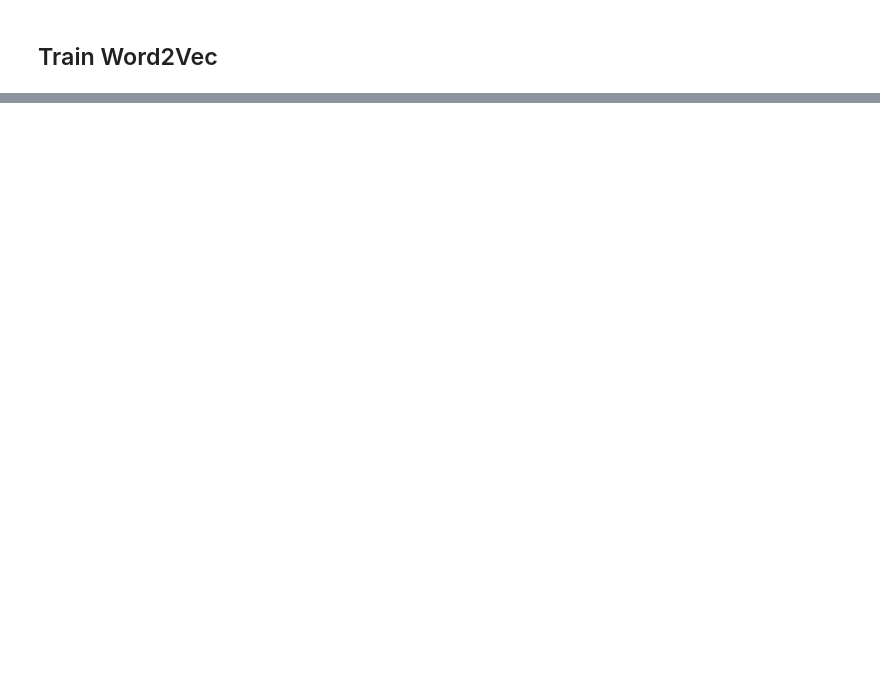
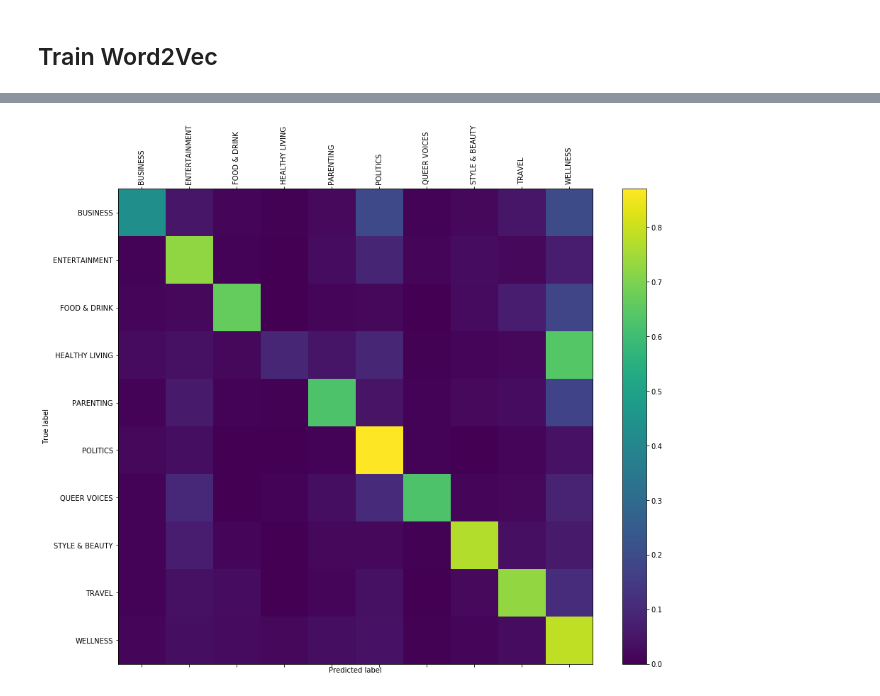
Before and after one commit to tobiassteidle/NLP-Text-Classification, a Jupyter notebook: NLP Text Classification.ipynb, the cells around one changed output, grey strips where cells are left out. Drawn from its saved outputs; the diff is of its cells as text; code cells hidden in the pictures; blank space fills up the shorter version.

```diff
--- a/NLP Text Classification.ipynb
+++ b/NLP Text Classification.ipynb
@@ -142,28 +159,43 @@ print(stop_words)
 # %% [output]
 ['i', 'me', 'my', 'myself', 'we', 'our', 'ours', 'ourselves', 'you', "you're", "you've", "you'll", "you'd", 'your', 'yours', 'yourself', 'yourselves', 'he', 'him', 'his', 'himself', 'she', "she's", 'h ...
 # %%
-def clean_text(x, stemming=True):
+def clean_text(x, stemming=False, lemmatization=True):
     """
     clean text x
     :param x: List of sentences/strings to be tokenized
     :return: Tuple of cleaned data without stopwords, to lower, etc.
     """
+    def remove_punctuation(word):
+        word = ''.join([char for char in word if char not in string.punctuation])
+        return word
+
     stemmer = PorterStemmer()
+    lemmatizer = WordNetLemmatizer()
 
     cleaned = []
     for text in x:
         tokens = text.split()
         tokens = [tok.lower().strip() for tok in tokens]
 
+        # Remove punctuation
+        tokens = [remove_punctuation(tok) for tok in tokens]
+
+        # Remove numbers
+        tokens = ['#num#' if tok.isnumeric() else tok for tok in tokens]
+
         # Remove Stopwords
-        tokens = [tok for tok in tokens if tok not in stop_words and tok not in string.punctuation]
+        tokens = [tok for tok in tokens if tok not in stop_words and tok]
 
         # Stemming
         if stemming:
             tokens = [stemmer.stem(tok) for tok in tokens]
 
+        if lemmatization:
+            tokens = [lemmatizer.lemmatize(tok) for tok in tokens]
+
         tokens = ' '.join(tokens)
         cleaned.append(tokens)
+
     return cleaned
 # %%
 print(test_sentence)
@@ -413,0 +436,5 @@ print("Prediction Text: {}".format(CLASSNAMES[prediction]))
+# %%
+y_pred = model.predict(X_test)
+plot_confusion_matrix(y_test, y_pred, CLASSNAMES)
+# %% [output]
+[figure, added]
```
Also changed, not shown: parts of 26 cells of this notebook.
